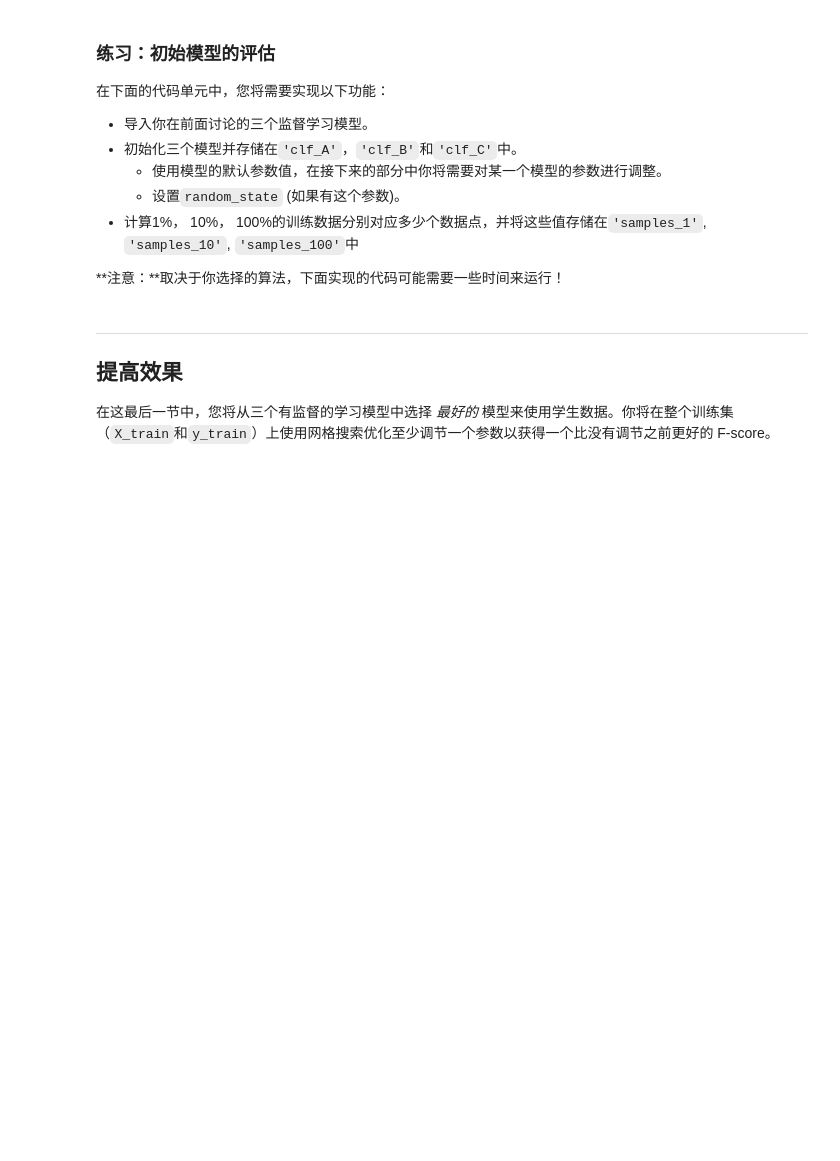
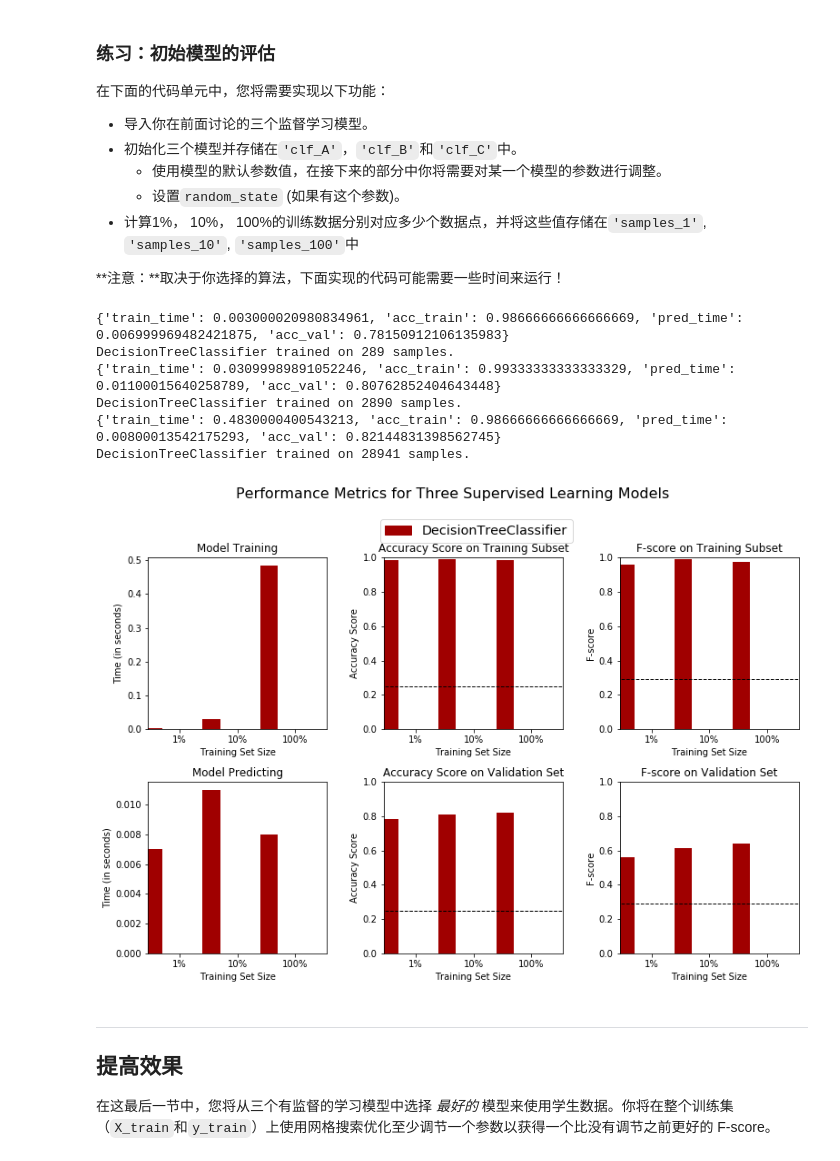
Before and after one commit to zjplus/finding_donors, a Jupyter notebook: finding_donors.ipynb, the cells around one changed output. Saved outputs shown, nothing was run; the diff lists cells and outputs as text; code cells hidden in the pictures; blank space fills up the shorter version.

```diff
--- a/finding_donors.ipynb
+++ b/finding_donors.ipynb
@@ -336,33 +417,35 @@ def train_predict(learner, sample_size, X_train, y_train, X_val, y_val):
     # TODO：使用sample_size大小的训练数据来拟合学习器
     # TODO: Fit the learner to the training data using slicing with 'sample_size'
     start = time() # 获得程序开始时间
-    learner = None
+    learner = learner.fit(X_train.iloc[:sample_size],y_train.iloc[:sample_size])
     end = time() # 获得程序结束时间
 
     # TODO：计算训练时间
-    results['train_time'] = None
+    results['train_time'] = end - start
 
     # TODO: 得到在验证集上的预测值
     #       然后得到对前300个训练数据的预测结果
     start = time() # 获得程序开始时间
-    predictions_val = None
-    predictions_train = None
+    predictions_val = learner.predict(X_val)
+    predictions_train = learner.predict(X_train.iloc[:300])
     end = time() # 获得程序结束时间
 
     # TODO：计算预测用时
-    results['pred_time'] = None
+    results['pred_time'] = end - start
 
     # TODO：计算在最前面的300个训练数据的准确率
-    results['acc_train'] = None
+    results['acc_train'] = accuracy_score(y_train.iloc[:300].T,predictions_train)
 
     # TODO：计算在验证上的准确率
-    results['acc_val'] = None
+    results['acc_val'] =  accuracy_score(y_val.T,predictions_val)
+
+    print(results)
 
     # TODO：计算在最前面300个训练数据上的F-score
-    results['f_train'] = None
+    results['f_train'] =  fbeta_score(y_train.iloc[:300].T,predictions_train,beta=0.5)
 
     # TODO：计算验证集上的F-score
-    results['f_val'] = None
+    results['f_val'] = fbeta_score(y_val.T,predictions_val,beta=0.5)
 
     # 成功
     print "{} trained on {} samples.".format(learner.__class__.__name__, sample_size)
@@ -381,27 +464,39 @@ def train_predict(learner, sample_size, X_train, y_train, X_val, y_val):
 **注意：**取决于你选择的算法，下面实现的代码可能需要一些时间来运行！
 # %%
 # TODO：从sklearn中导入三个监督学习模型
+from sklearn.tree import DecisionTreeClassifier
 
 # TODO：初始化三个模型
-clf_A = None
+clf_A = DecisionTreeClassifier(random_state=0)
 clf_B = None
 clf_C = None
+# clf_B = DecisionTreeClassifier(random_state=1)
+# clf_C = DecisionTreeClassifier(random_state=2)
 
 # TODO：计算1%， 10%， 100%的训练数据分别对应多少点
-samples_1 = None
-samples_10 = None
-samples_100 = None
+samples_1 = X_train.shape[0]/100
+samples_10 = X_train.shape[0]/100*10
+samples_100 = X_train.shape[0]
 
 # 收集学习器的结果
 results = {}
 for clf in [clf_A, clf_B, clf_C]:
-    clf_name = clf.__class__.__name__
-    results[clf_name] = {}
-    for i, samples in enumerate([samples_1, samples_10, samples_100]):
-        results[clf_name][i] = train_predict(clf, samples, X_train, y_train, X_val, y_val)
+    if clf:
+        clf_name = clf.__class__.__name__
+        results[clf_name] = {}
+        for i, samples in enumerate([samples_1, samples_10, samples_100]):
+            results[clf_name][i] = train_predict(clf, samples, X_train, y_train, X_val, y_val)
 
 # 对选择的三个模型得到的评价结果进行可视化
 vs.evaluate(results, accuracy, fscore)
+# %% [output]
+{'train_time': 0.003000020980834961, 'acc_train': 0.98666666666666669, 'pred_time': 0.006999969482421875, 'acc_val': 0.78150912106135983}
+DecisionTreeClassifier trained on 289 samples.
+{'train_time': 0.03099989891052246, 'acc_train': 0.99333333333333329, 'pred_time': 0.01100015640258789, 'acc_val': 0.80762852404643448}
+DecisionTreeClassifier trained on 2890 samples.
+{'train_time': 0.4830000400543213, 'acc_train': 0.98666666666666669, 'pred_time': 0.00800013542175293, 'acc_val': 0.82144831398562745}
+DecisionTreeClassifier trained on 28941 samples.
+[figure, added]
 # %% [markdown]
 ----
 ## 提高效果
```
Also changed, not shown: parts of 13 cells of this notebook.
